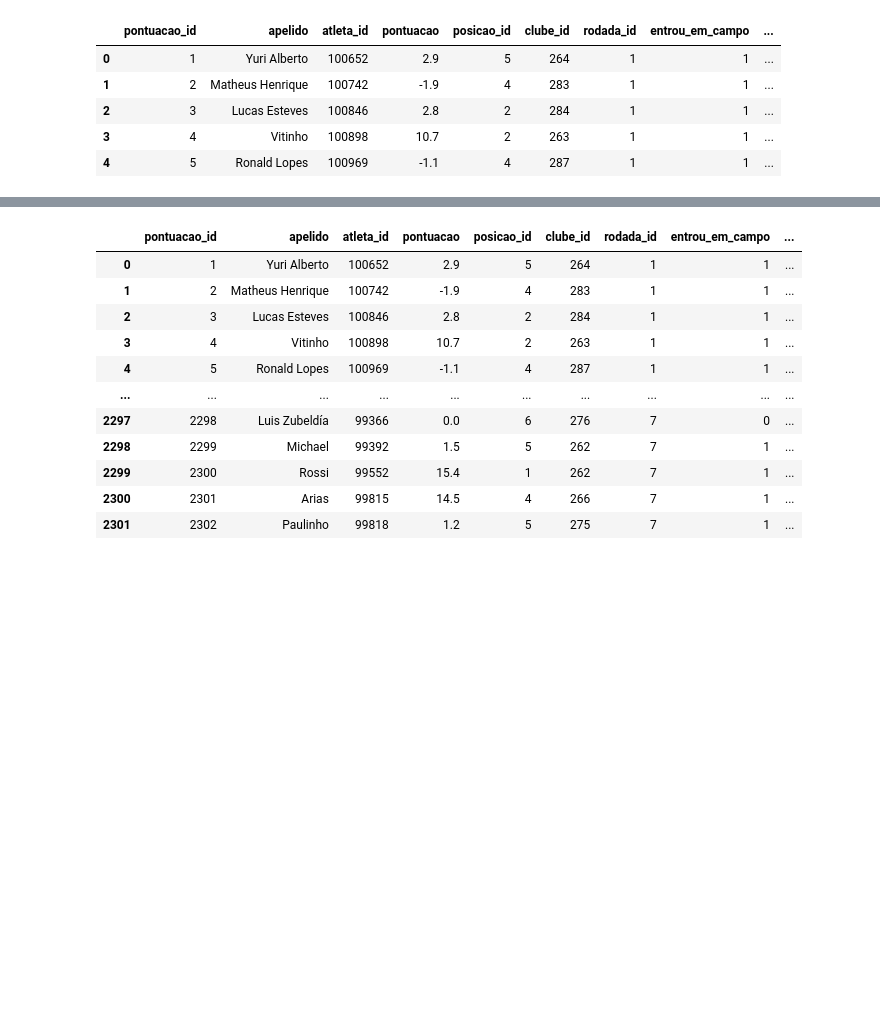
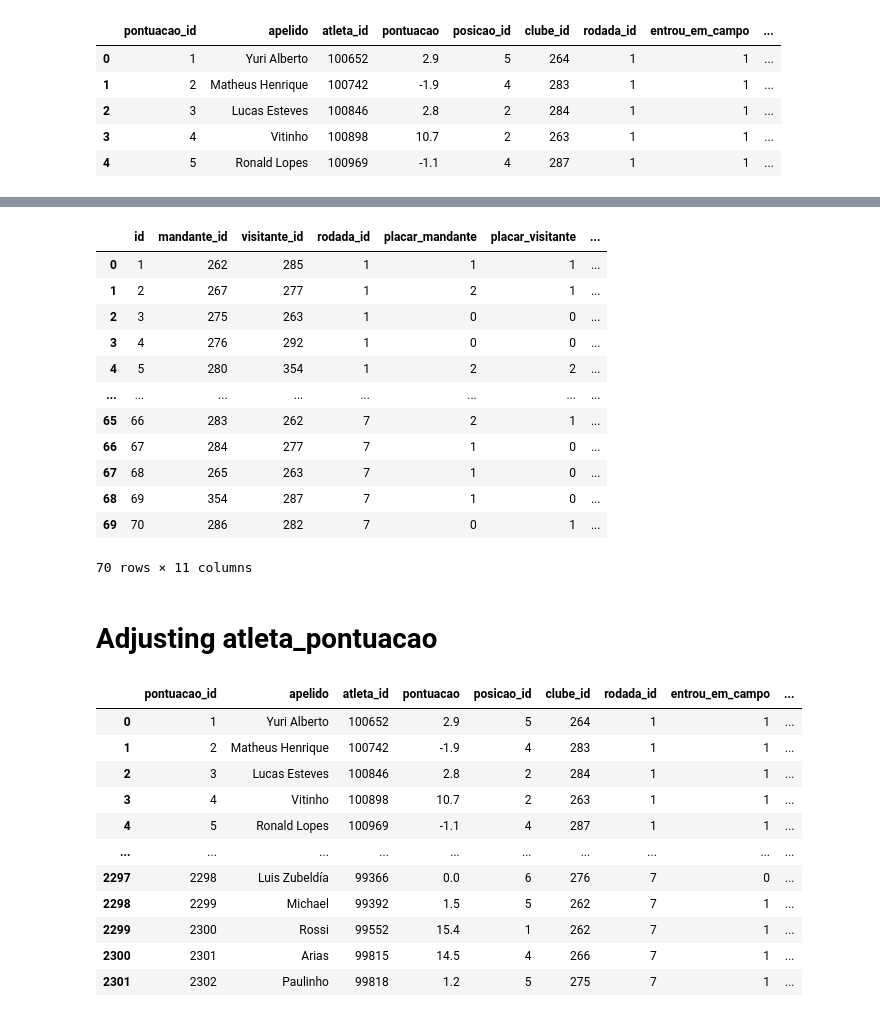
Before and after one commit to josefcaique/cartola, a Jupyter notebook: main.ipynb, the cells around one changed output, grey strips where cells are left out. Saved outputs shown, nothing was run; the diff lists cells and outputs as text; code cells hidden in the pictures; blank space fills up the shorter version.

```diff
--- a/main.ipynb
+++ b/main.ipynb
@@ -90,3 +177,22 @@ atleta_pontuacao.head()
+# %%
+dados_partida["resultado"] = dados_partida.apply(lambda x: 1 if x["placar_mandante"] > x["placar_visitante"] else (0 if x["placar_mandante"] == x["placar_visitante"] else -1), axis=1)
+dados_partida
+# %% [output]
+|  | id | mandante_id | visitante_id | rodada_id | placar_mandante | placar_visitante | ... |
+| 0 | 1 | 262 | 285 | 1 | 1 | 1 | ... |
+| 1 | 2 | 267 | 277 | 1 | 2 | 1 | ... |
+| 2 | 3 | 275 | 263 | 1 | 0 | 0 | ... |
+| 3 | 4 | 276 | 292 | 1 | 0 | 0 | ... |
+| 4 | 5 | 280 | 354 | 1 | 2 | 2 | ... |
+| ... | ... | ... | ... | ... | ... | ... | ... |
+| 65 | 66 | 283 | 262 | 7 | 2 | 1 | ... |
+| 66 | 67 | 284 | 277 | 7 | 1 | 0 | ... |
+| 67 | 68 | 265 | 263 | 7 | 1 | 0 | ... |
+| 68 | 69 | 354 | 287 | 7 | 1 | 0 | ... |
+| 69 | 70 | 286 | 282 | 7 | 0 | 1 | ... |
+70 rows × 11 columns
+# %% [markdown]
+# Adjusting atleta_pontuacao
 # %%
 import json
 
```
Also changed, not shown: parts of 9 cells of this notebook.
